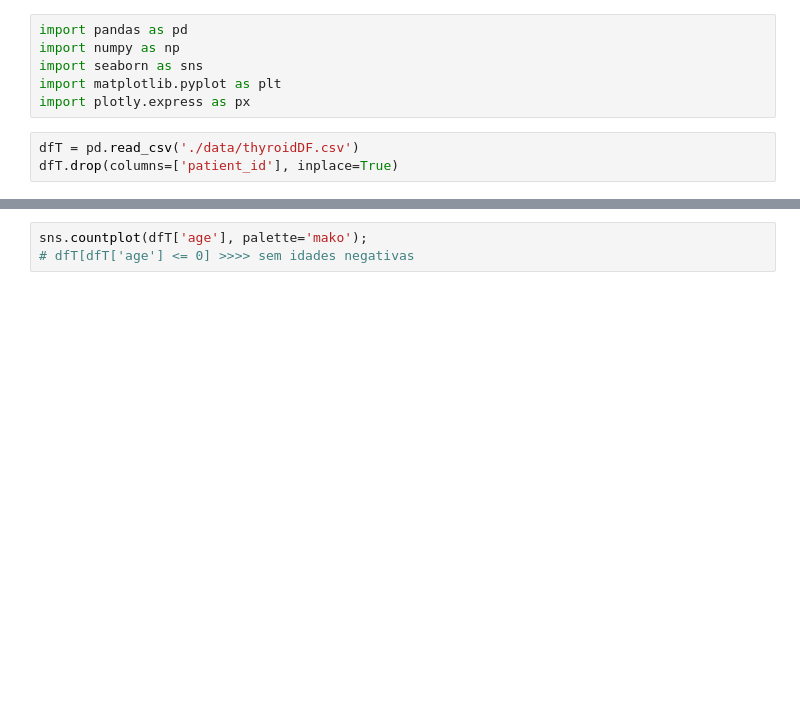
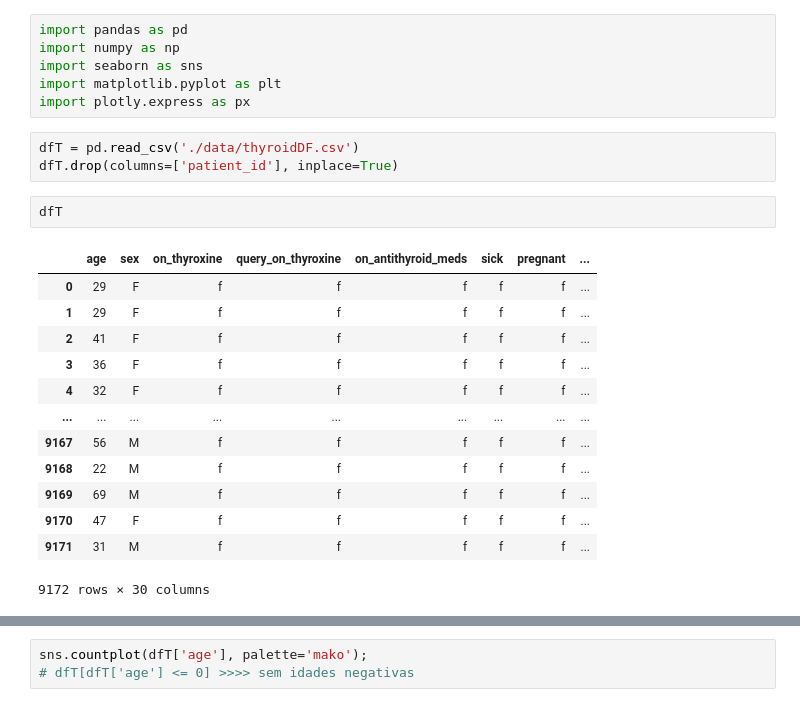
Before and after one commit to cantaruttim/Thyroid_Disease, a Jupyter notebook: Tyreoid Disease.ipynb, the cells around one changed output, grey strips where cells are left out. Drawn from its saved outputs; the diff is of its cells as text; blank space fills up the shorter version.

```diff
--- a/Tyreoid Disease.ipynb
+++ b/Tyreoid Disease.ipynb
@@ -7,3 +7,19 @@ import plotly.express as px
 # %%
 dfT = pd.read_csv('./data/thyroidDF.csv')
 dfT.drop(columns=['patient_id'], inplace=True)
+# %%
+dfT
+# %% [output]
+|  | age | sex | on_thyroxine | query_on_thyroxine | on_antithyroid_meds | sick | pregnant | ... |
+| 0 | 29 | F | f | f | f | f | f | ... |
+| 1 | 29 | F | f | f | f | f | f | ... |
+| 2 | 41 | F | f | f | f | f | f | ... |
+| 3 | 36 | F | f | f | f | f | f | ... |
+| 4 | 32 | F | f | f | f | f | f | ... |
+| ... | ... | ... | ... | ... | ... | ... | ... | ... |
+| 9167 | 56 | M | f | f | f | f | f | ... |
+| 9168 | 22 | M | f | f | f | f | f | ... |
+| 9169 | 69 | M | f | f | f | f | f | ... |
+| 9170 | 47 | F | f | f | f | f | f | ... |
+| 9171 | 31 | M | f | f | f | f | f | ... |
+9172 rows × 30 columns
```
Also changed, not shown: parts of 19 cells of this notebook.
